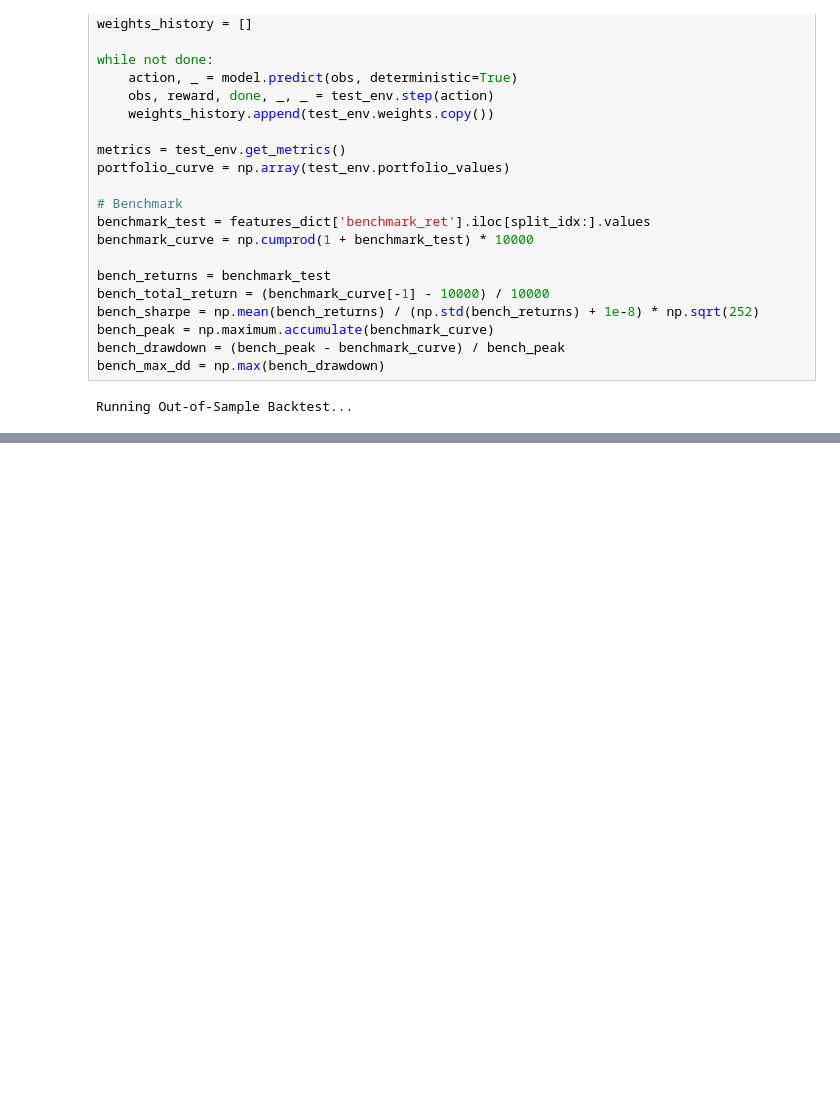
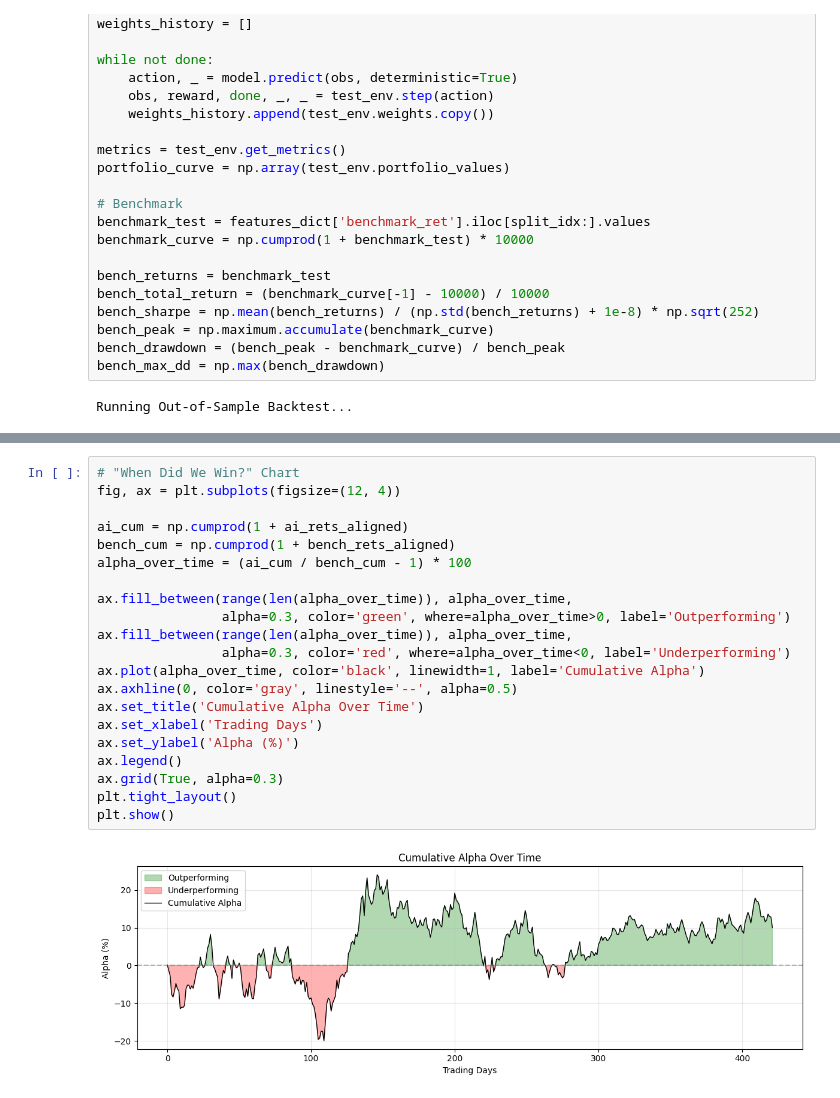
Before and after one commit to prajpenmetsa/portfolio-optimization-rl, a Jupyter notebook: yfinance_rl.ipynb, the cells around one changed output, grey strips where cells are left out. Saved outputs shown, nothing was run; the diff lists cells and outputs as text; blank space fills up the shorter version.

Commit message:
achieved better alpha

```diff
--- a/yfinance_rl.ipynb
+++ b/yfinance_rl.ipynb
@@ -477,0 +586,23 @@ print("\n" + "="*70)
+# %%
+# "When Did We Win?" Chart
+fig, ax = plt.subplots(figsize=(12, 4))
+
+ai_cum = np.cumprod(1 + ai_rets_aligned)
+bench_cum = np.cumprod(1 + bench_rets_aligned)
+alpha_over_time = (ai_cum / bench_cum - 1) * 100
+
+ax.fill_between(range(len(alpha_over_time)), alpha_over_time,
+                alpha=0.3, color='green', where=alpha_over_time>0, label='Outperforming')
+ax.fill_between(range(len(alpha_over_time)), alpha_over_time,
+                alpha=0.3, color='red', where=alpha_over_time<0, label='Underperforming')
+ax.plot(alpha_over_time, color='black', linewidth=1, label='Cumulative Alpha')
+ax.axhline(0, color='gray', linestyle='--', alpha=0.5)
+ax.set_title('Cumulative Alpha Over Time')
+ax.set_xlabel('Trading Days')
+ax.set_ylabel('Alpha (%)')
+ax.legend()
+ax.grid(True, alpha=0.3)
+plt.tight_layout()
+plt.show()
+# %% [output]
+[figure, added]
```
Also changed, not shown: parts of 10 cells of this notebook, 1 other file.
